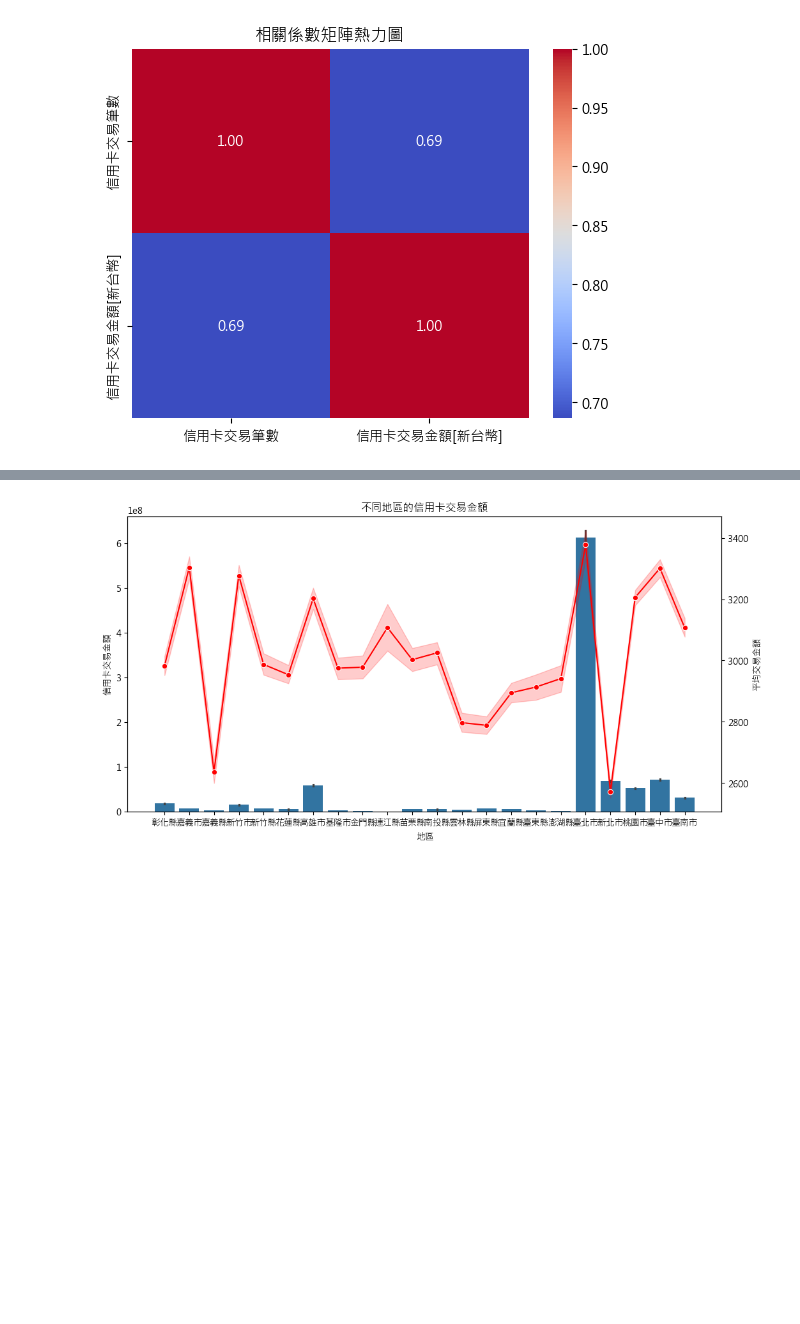
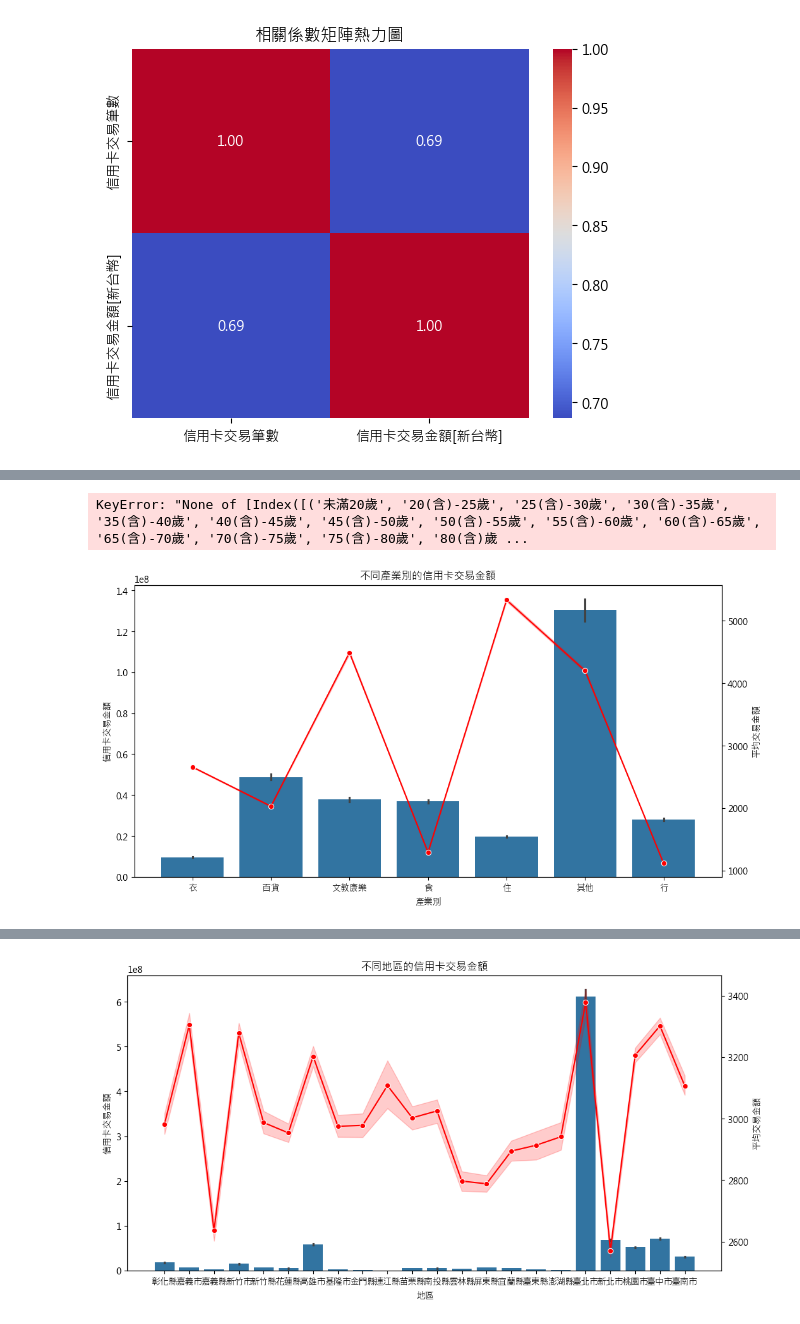
Before and after one commit to xuanlll17/creditcard, a Jupyter notebook: test1.ipynb, the cells around one changed output, grey strips where cells are left out. Cells and saved outputs as stored; diff of their text form; code cells hidden in the pictures; blank space fills up the shorter version.

```diff
--- a/test1.ipynb
+++ b/test1.ipynb
@@ -210,0 +387,27 @@ plt.show()
+# %%
+matplotlib.rc('font', family='Microsoft JhengHei')
+selected_columns = [df['年齡層'], df['平均交易金額']]
+selected_data = df[selected_columns]
+correlation_matrix = selected_data.corr()
+print(correlation_matrix)
+sns.heatmap(correlation_matrix, annot=True, cmap='coolwarm', fmt=".2f")
+plt.title('相關係數矩陣熱力圖')
+plt.show()
+# %% [output]
+KeyError: "None of [Index([('未滿20歲', '20(含)-25歲', '25(含)-30歲', '30(含)-35歲', '35(含)-40歲', '40(含)-45歲', '45(含)-50歲', '50(含)-55歲', '55(含)-60歲', '60(含)-65歲', '65(含)-70歲', '70(含)-75歲', '75(含)-80歲', '80(含)歲 ...
+# %%
+#依產業別分析
+matplotlib.rc('font', family='Microsoft JhengHei')
+df['平均交易金額'] = df['信用卡交易金額[新台幣]'] / df['信用卡交易筆數']
+plt.figure(figsize=(12, 6))
+sns.barplot(x='產業別', y='信用卡交易金額[新台幣]', data=df)
+plt.title('不同產業別的信用卡交易金額')
+plt.xlabel('產業別')
+plt.ylabel('信用卡交易金額')
+
+ax2 = plt.twinx()
+sns.lineplot(x='產業別', y='平均交易金額', data=df, color='red', marker='o', ax=ax2)
+ax2.set_ylabel('平均交易金額')
+plt.show()
+# %% [output]
+[figure, added]
```
Also changed, not shown: parts of 21 cells of this notebook, 2 other files.
